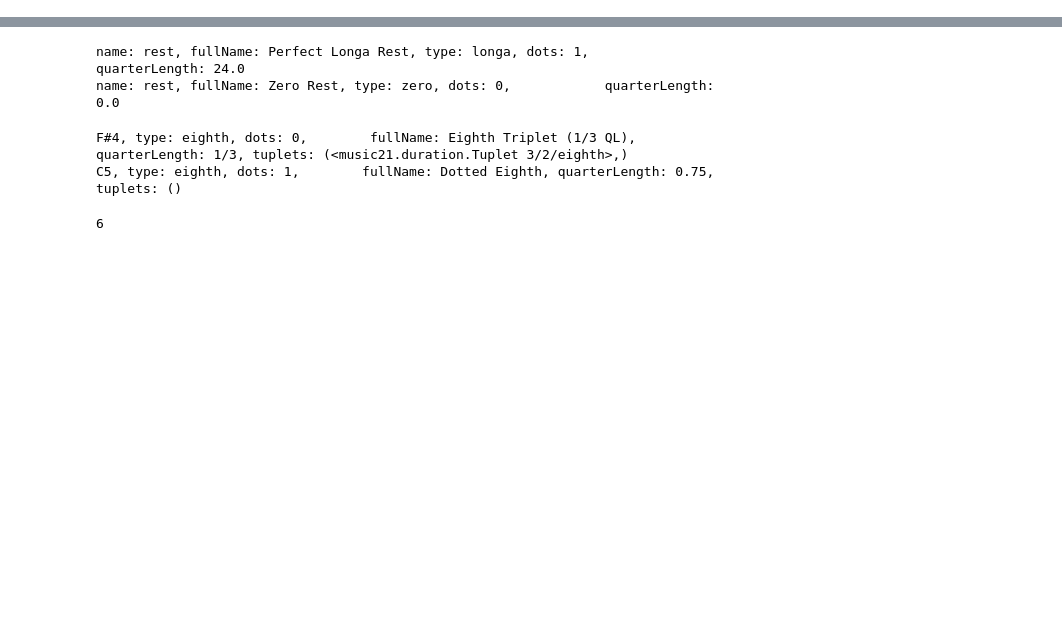
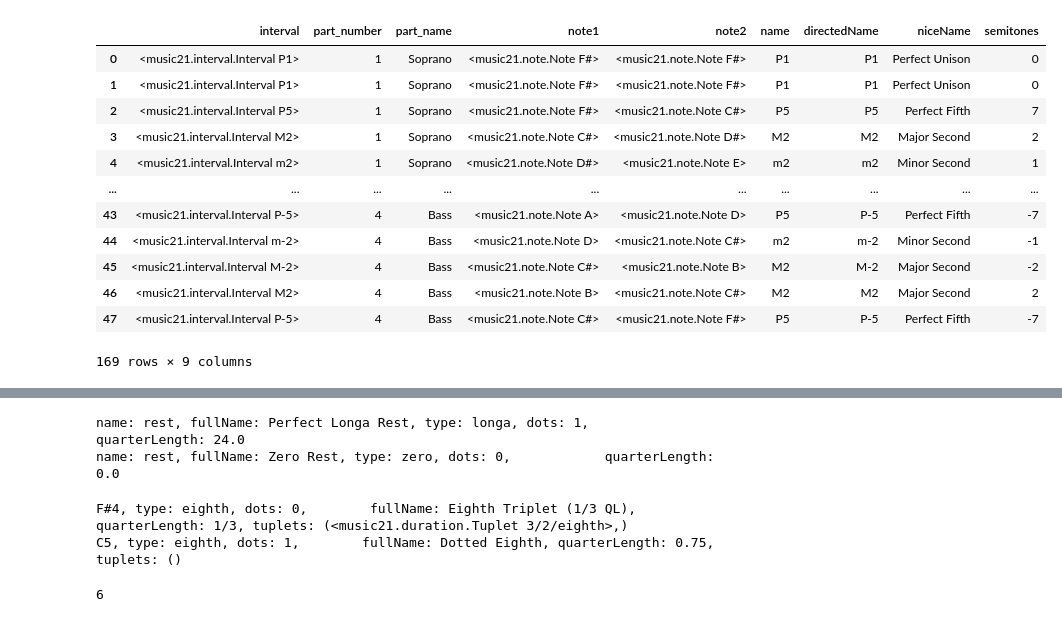
Before and after one commit to dwbzen/pymusic, a Jupyter notebook: music21_test.ipynb, the cells around one changed output, grey strips where cells are left out. Drawn from its saved outputs; the diff is of its cells as text; code cells hidden in the pictures; blank space fills up the shorter version.

```diff
--- a/music21_test.ipynb
+++ b/music21_test.ipynb
@@ -244,3 +323,23 @@ class Utils(object):
             path = f"{cpath}.{ext}"
         p = pathlib.Path(path)
         return  {'paths':paths, 'path_text':path, 'filename':filename, 'name':name,'extension': ext, 'Path':p}
+# %%
+sBach = corpus.parse('bwv67.4')
+score_intervals = Utils.get_score_intervals(sBach)
+part_intervals = score_intervals['Soprano']
+intervals_df, score_partnames, score_partnumbers = Utils.get_intervals_for_score(sBach, partnames=['Soprano'])
+intervals_df
+# %% [output]
+|  | interval | part_number | part_name | note1 | note2 | name | directedName | niceName | semitones |
+| 0 | <music21.interval.Interval P1> | 1 | Soprano | <music21.note.Note F#> | <music21.note.Note F#> | P1 | P1 | Perfect Unison | 0 |
+| 1 | <music21.interval.Interval P1> | 1 | Soprano | <music21.note.Note F#> | <music21.note.Note F#> | P1 | P1 | Perfect Unison | 0 |
+| 2 | <music21.interval.Interval P5> | 1 | Soprano | <music21.note.Note F#> | <music21.note.Note C#> | P5 | P5 | Perfect Fifth | 7 |
+| 3 | <music21.interval.Interval M2> | 1 | Soprano | <music21.note.Note C#> | <music21.note.Note D#> | M2 | M2 | Major Second | 2 |
+| 4 | <music21.interval.Interval m2> | 1 | Soprano | <music21.note.Note D#> | <music21.note.Note E> | m2 | m2 | Minor Second | 1 |
+| ... | ... | ... | ... | ... | ... | ... | ... | ... | ... |
+| 43 | <music21.interval.Interval P-5> | 4 | Bass | <music21.note.Note A> | <music21.note.Note D> | P5 | P-5 | Perfect Fifth | -7 |
+| 44 | <music21.interval.Interval m-2> | 4 | Bass | <music21.note.Note D> | <music21.note.Note C#> | m2 | m-2 | Minor Second | -1 |
+| 45 | <music21.interval.Interval M-2> | 4 | Bass | <music21.note.Note C#> | <music21.note.Note B> | M2 | M-2 | Major Second | -2 |
+| 46 | <music21.interval.Interval M2> | 4 | Bass | <music21.note.Note B> | <music21.note.Note C#> | M2 | M2 | Major Second | 2 |
+| 47 | <music21.interval.Interval P-5> | 4 | Bass | <music21.note.Note C#> | <music21.note.Note F#> | P5 | P-5 | Perfect Fifth | -7 |
+169 rows × 9 columns
```
Also changed, not shown: parts of 21 cells of this notebook, 19 other files.
